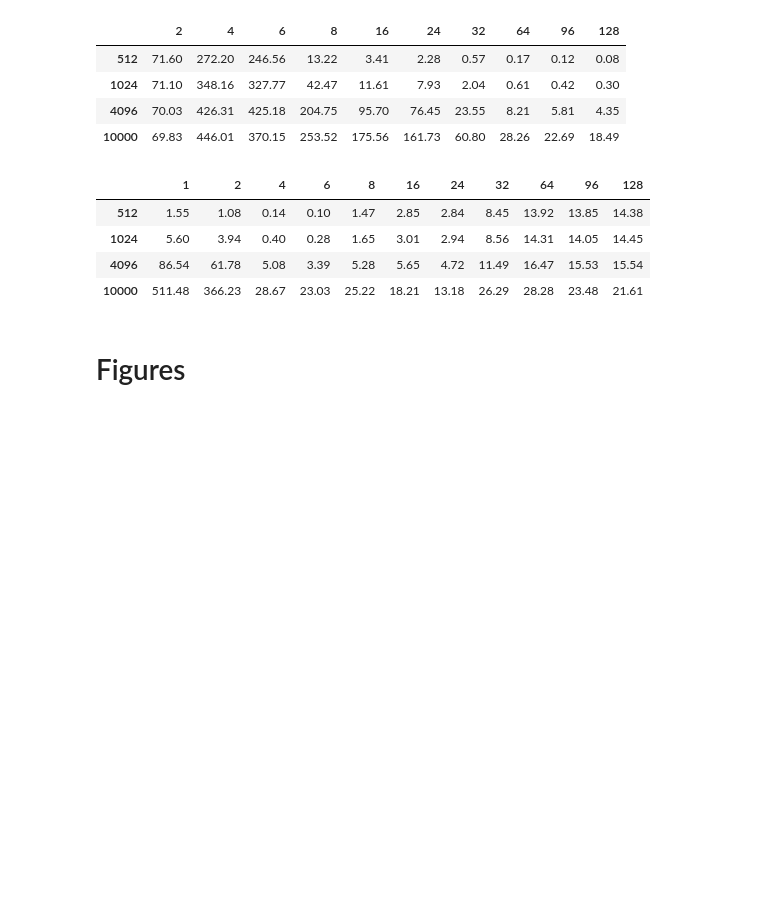
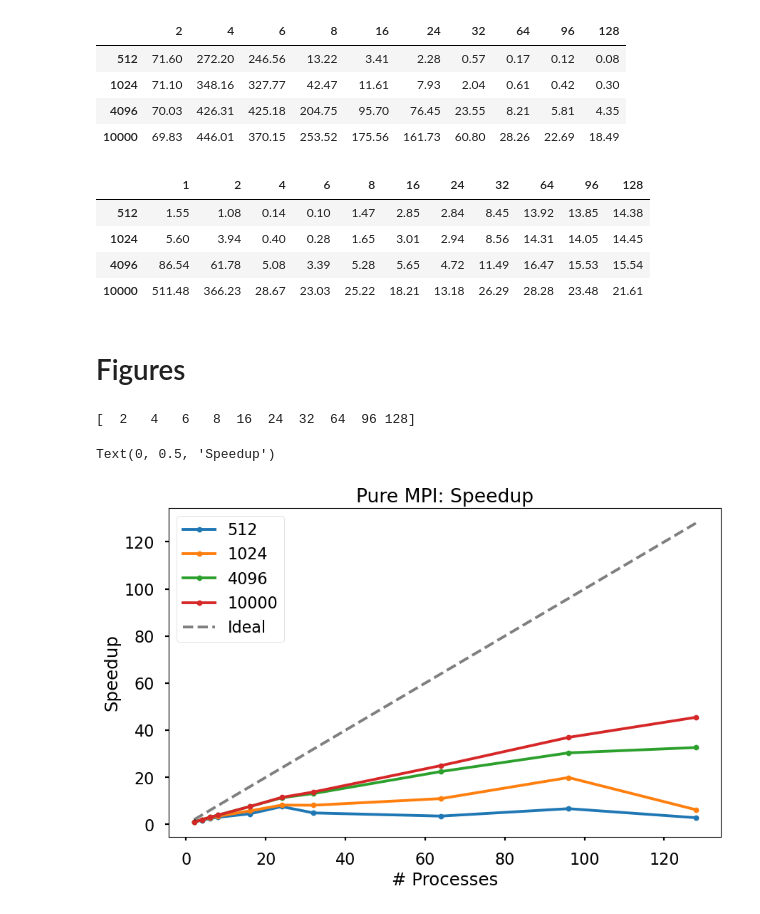
Before and after one commit to jfdev001/parallel-nbody, a Jupyter notebook: notebooks/figures.ipynb, the cells around one changed output. Cells and saved outputs as stored; diff of their text form; code cells hidden in the pictures; blank space fills up the shorter version.

Commit message:
base speedup, efficiency, and runtime plots as well as func for handling that

```diff
--- a/notebooks/figures.ipynb
+++ b/notebooks/figures.ipynb
@@ -34,3 +27,35 @@ def efficiency(speedup_val: float, n_procs: int) -> float:
+# %%
+def speedup(serial_rtime: float, parallel_rtime: float) -> float:
+    return serial_rtime/parallel_rtime
+
+
+def efficiency(speedup_val: float, n_procs: int) -> float:
+    return speedup_val/n_procs
+
+
+def generic_performance_plot(df: pd.DataFrame, plot_ideal_performance: bool, *args, **kwargs):
+    """Plot plot nprocs on x-axi, performance metric on y axis, and use df index as legend.
+
+    Args:
+        df: Data to plot.
+        plot_ideal_performance: True to plot linear metric, false otherwise.
+        *args: For MPL.
+        **kwargs: For MPL.
+
+    Returns:
+        Figure and axes for performance plot
+    """
+    fig, ax = plt.subplots()
+
+    x_data = np.array([int(it) for it in df.columns])
+    print(x_data)
+    for row_index, metric in df.iterrows():
+        ax.plot(x_data, metric.values, label=row_index, *args, **kwargs)
+
+    if plot_ideal_performance:
+        ax.plot(x_data, x_data, "--", color="k", alpha=0.50, label="Ideal")
+
+    return fig, ax
 # %% [markdown]
 # Describe
 ## Initial Observations
@@ -359,3 +384,14 @@ OpenMP Optimized Speedup, Efficiency, and Runtimes
 | 10000 | 511.48 | 366.23 | 28.67 | 23.03 | 25.22 | 18.21 | 13.18 | 26.29 | 28.28 | 23.48 | 21.61 |
 # %% [markdown]
 # Figures
+# %%
+# Plots for base
+fig_base_speedup, ax_base_speedup = generic_performance_plot(base_speedup_presentation, True, ".-")
+ax_base_speedup.legend()
+ax_base_speedup.set_title("Pure MPI: Speedup")
+ax_base_speedup.set_xlabel("# Processes")
+ax_base_speedup.set_ylabel("Speedup")
+# %% [output]
+[  2   4   6   8  16  24  32  64  96 128]
+Text(0, 0.5, 'Speedup')
+[figure, added]
```
Also changed, not shown: parts of 3 cells of this notebook.
